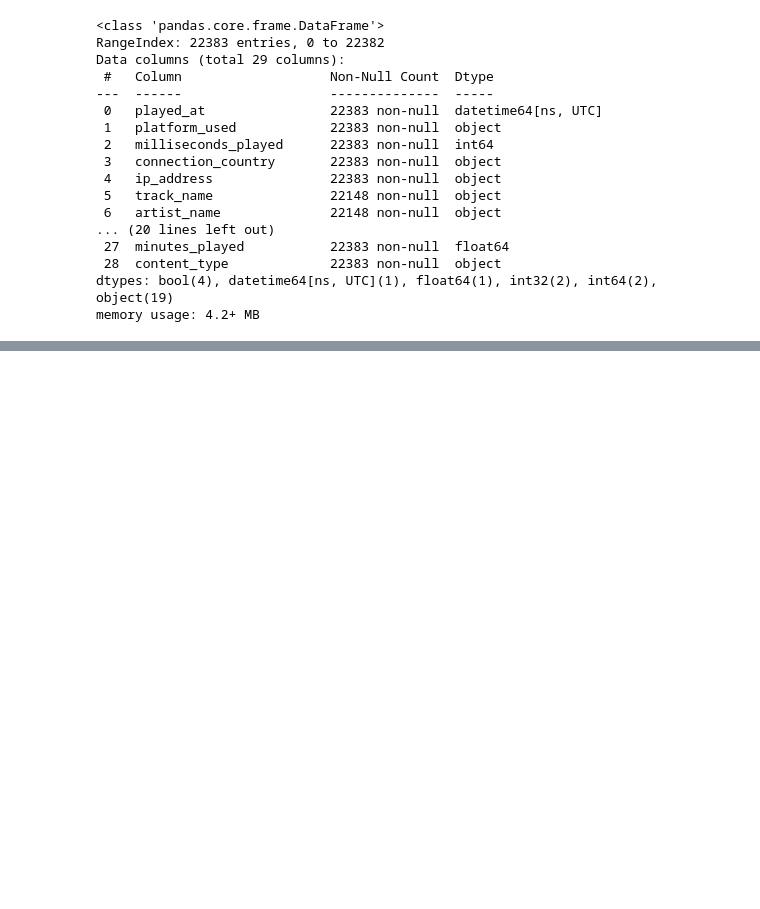
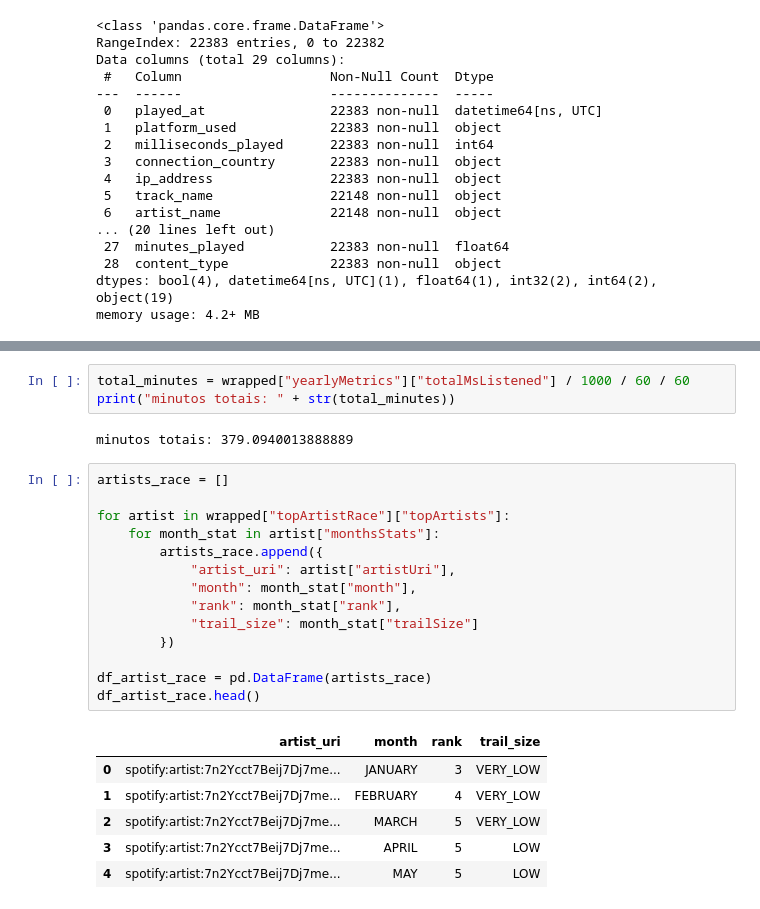
Before and after one commit to GuilhermeSouza122/atv_ciencia_dados, a Jupyter notebook: may/analise_descritiva.ipynb, the cells around one changed output, grey strips where cells are left out. Drawn from its saved outputs; the diff is of its cells as text; blank space fills up the shorter version.

```diff
--- a/may/analise_descritiva.ipynb
+++ b/may/analise_descritiva.ipynb
@@ -204,0 +575,26 @@ memory usage: 4.2+ MB
+# %%
+total_minutes = wrapped["yearlyMetrics"]["totalMsListened"] / 1000 / 60 / 60
+print("minutos totais: " + str(total_minutes))
+# %% [output]
+minutos totais: 379.0940013888889
+# %%
+artists_race = []
+
+for artist in wrapped["topArtistRace"]["topArtists"]:
+    for month_stat in artist["monthsStats"]:
+        artists_race.append({
+            "artist_uri": artist["artistUri"],
+            "month": month_stat["month"],
+            "rank": month_stat["rank"],
+            "trail_size": month_stat["trailSize"]
+        })
+
+df_artist_race = pd.DataFrame(artists_race)
+df_artist_race.head()
+# %% [output]
+|  | artist_uri | month | rank | trail_size |
+| 0 | spotify:artist:7n2Ycct7Beij7Dj7me... | JANUARY | 3 | VERY_LOW |
+| 1 | spotify:artist:7n2Ycct7Beij7Dj7me... | FEBRUARY | 4 | VERY_LOW |
+| 2 | spotify:artist:7n2Ycct7Beij7Dj7me... | MARCH | 5 | VERY_LOW |
+| 3 | spotify:artist:7n2Ycct7Beij7Dj7me... | APRIL | 5 | LOW |
+| 4 | spotify:artist:7n2Ycct7Beij7Dj7me... | MAY | 5 | LOW |
```
Also changed, not shown: parts of 23 cells of this notebook.
